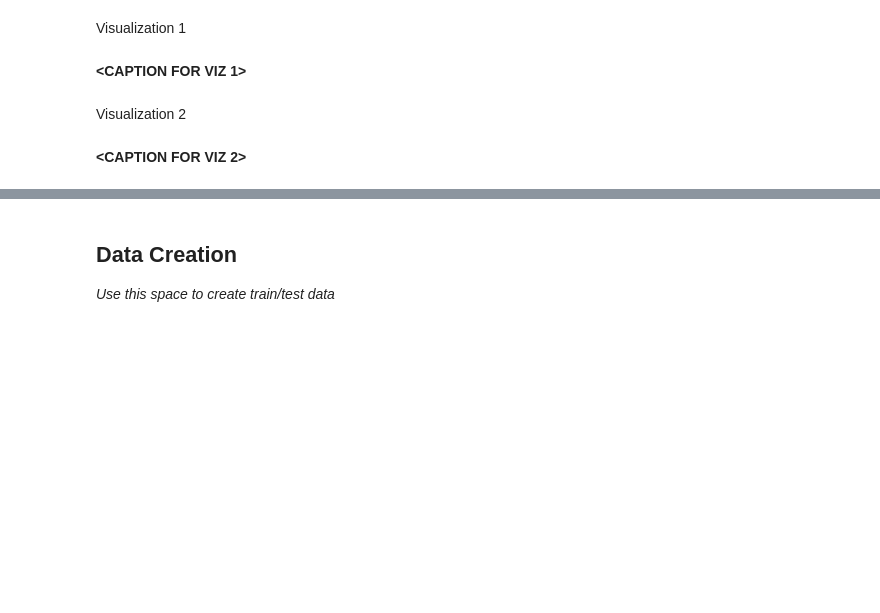
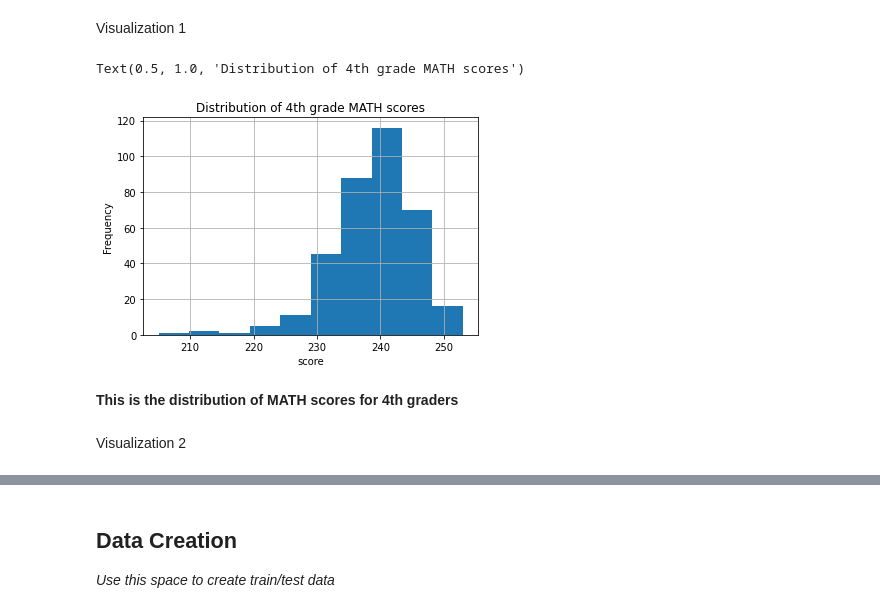
Before and after one commit to bgebaraumich/mdst_checkpoints, a Jupyter notebook: checkpoint2/checkpoint2b.ipynb, the cells around one changed output, grey strips where cells are left out. Cells and saved outputs as stored; diff of their text form; code cells hidden in the pictures; blank space fills up the shorter version.

```diff
--- a/checkpoint2/checkpoint2b.ipynb
+++ b/checkpoint2/checkpoint2b.ipynb
@@ -39,3 +37,23 @@ Chosen test: **<hit `Enter` to edit>**
 <h2> Cleanup (optional)</h2>
 
 _Use this space to rename columns, deal with missing data, etc._
+# %%
+#want to look at math of 4th graders
+
+#rename columns
+df.rename({
+    'GRADES_PK_G':'ENROLL_PREK',
+    'GRADES_KG_G':'ENROLL_KINDER',
+    'GRADES_4_G':'ENROLL_4',
+    'GRADES_8_G':'ENROLL_8',
+    'GRADES_12_G':'ENROLL_12',
+    'GRADES_1_8_G':'ENROLL_PRIMARY',
+    'GRADES_9_12_G':'ENROLL_HS',
+    'GRADES_ALL_G':'ENROLL_ALL',
+    'ENROLL':'ENROLL_ALL_EST'
+    },
+    axis=1,inplace=True)
+
+#drop missing data
+df.dropna(inplace=True)
+df
@@ -43,4 +75,7 @@ _Use this space to rename columns, deal with missing data, etc._
 <h2> Feature Selection </h2>
 
 _Use this space to modify or create features_
+# %%
+# Spending per student
+df['SUPPORT_SERVICES_EXPENDITURE_PER_STUDENT'] = df['SUPPORT_SERVICES_EXPENDITURE'] / df['ENROLL_ALL']
 # %% [markdown]
@@ -51,9 +86,15 @@ Feature selection justification: **<BRIEFLY DESCRIBE WHY YOU PICKED THESE FEATUR
 <h2> EDA </h2>
 # %% [markdown]
 Visualization 1
-# %% [markdown]
-**<CAPTION FOR VIZ 1>**
+# %%
+df.AVG_MATH_4_SCORE.hist()
+plt.xlabel('score')
+plt.ylabel('Frequency')
+plt.title('Distribution of 4th grade MATH scores')
+# %% [output]
+Text(0.5, 1.0, 'Distribution of 4th grade MATH scores')
+[figure, added]
+# %% [markdown]
+**This is the distribution of MATH scores for 4th graders**
 # %% [markdown]
 Visualization 2
-# %% [markdown]
-**<CAPTION FOR VIZ 2>**
```
Also changed, not shown: parts of 18 cells of this notebook.
